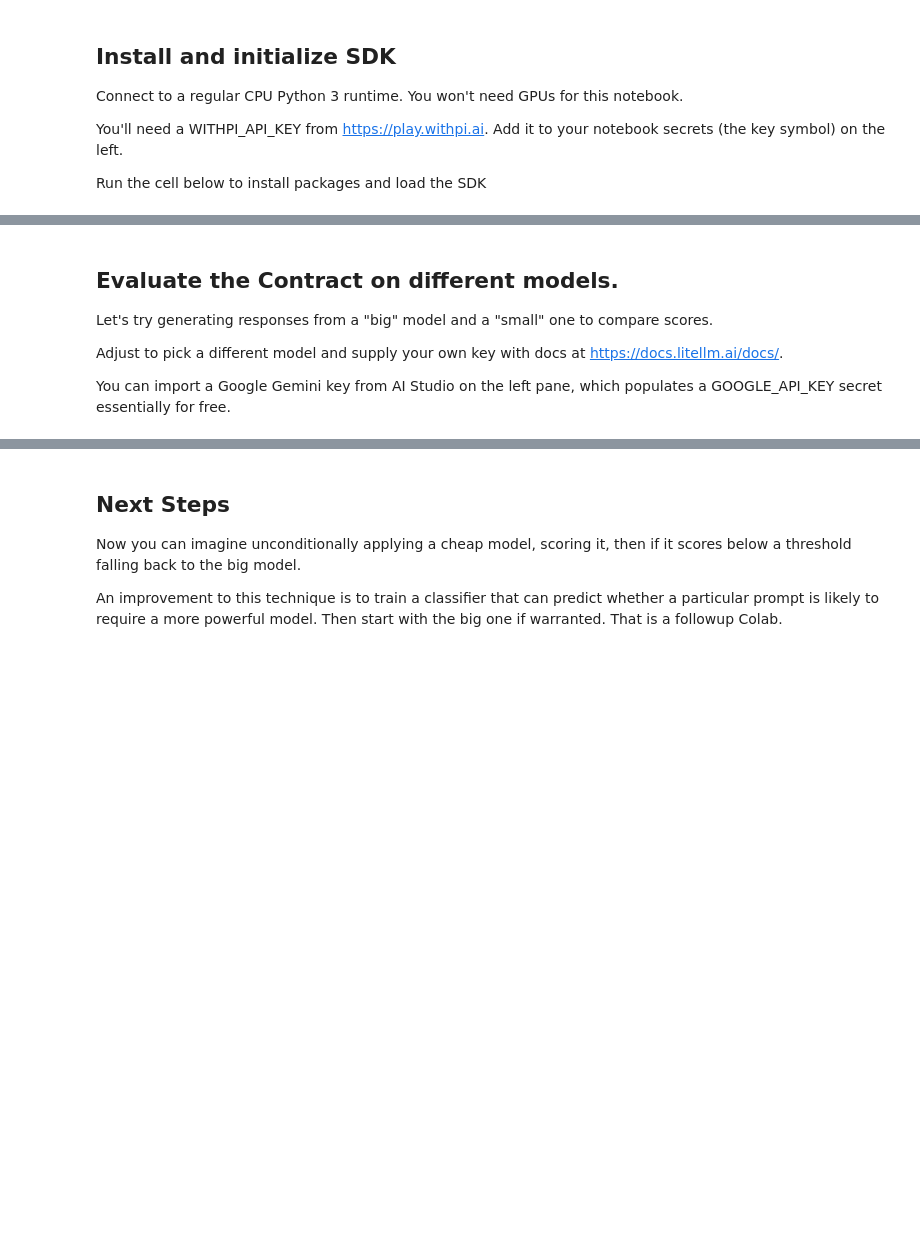
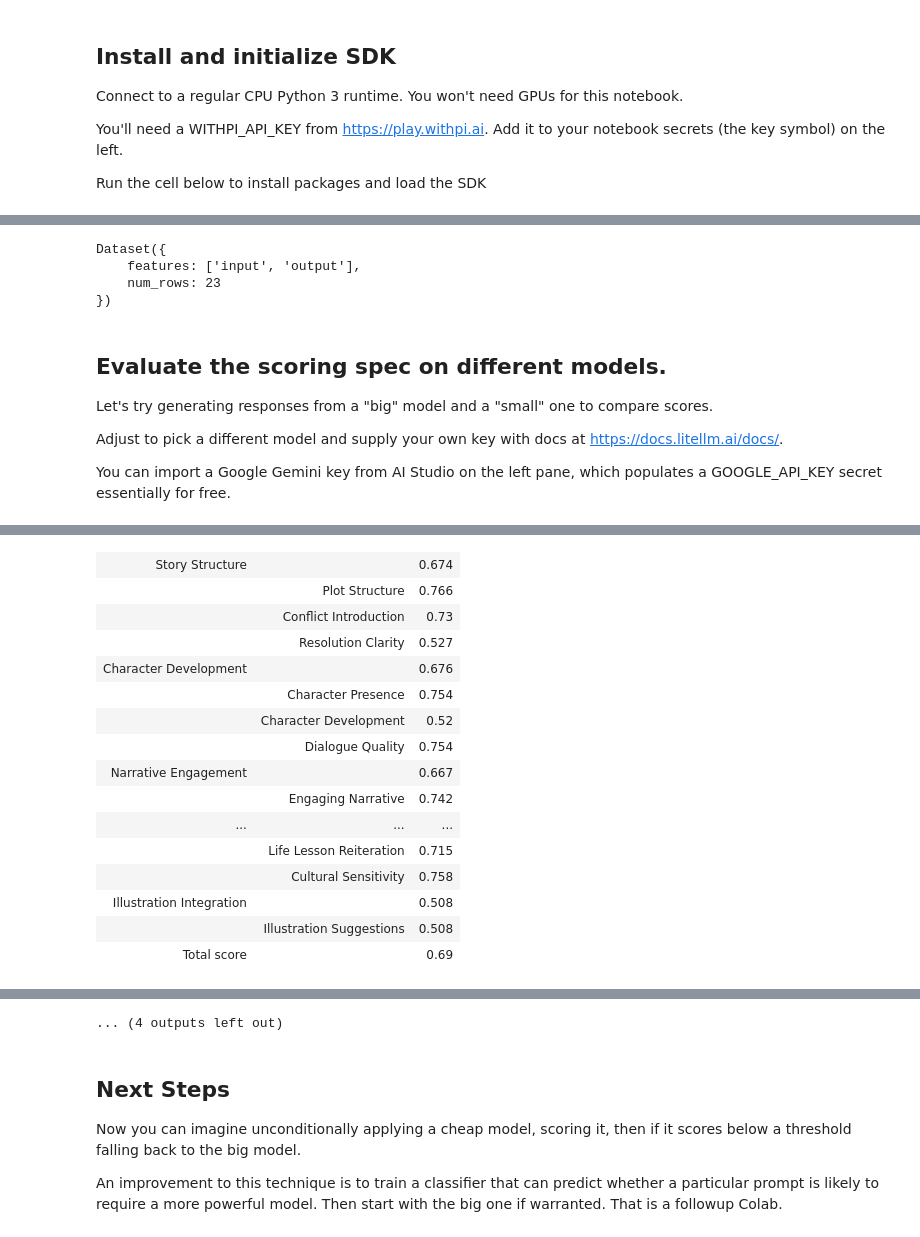
Before and after one commit to withpi/cookbook-withpi, a Jupyter notebook: colabs/Cascading.ipynb, the cells around one changed output, grey strips where cells are left out. Cells and saved outputs as stored; diff of their text form; code cells hidden in the pictures; blank space fills up the shorter version.

```diff
--- a/colabs/Cascading.ipynb
+++ b/colabs/Cascading.ipynb
@@ -262,0 +42,9 @@ aesop
+# %%
+# @title Load Scoring Spec
+from withpi_utils.colab import load_scoring_spec_from_web, display_scoring_spec
+
+aesop_scoring_spec = load_scoring_spec_from_web(
+    "https://raw.githubusercontent.com/withpi/cookbook-withpi/refs/heads/main/contracts/aesop_ai.json"
+)
+
+display_scoring_spec(aesop_scoring_spec)
@@ -263,5 +69,17 @@ aesop
+# %%
+# @title Load dataset
+from datasets import load_dataset
+
+aesop_dataset = load_dataset("withpi/aesop", split="train")
+
+print(aesop_dataset)
+# %% [output]
+Dataset({
+    features: ['input', 'output'],
+    num_rows: 23
+})
 # %% [markdown]
-## Evaluate the Contract on different models.
+## Evaluate the scoring spec on different models.
 
 Let's try generating responses from a "big" model and a "small" one to compare scores.
 
@@ -295,0 +89,35 @@ for big_score, small_score in zip(big_scores, small_scores):
+# %%
+from withpi_utils.colab import pretty_print_responses
+import litellm
+
+os.environ["GEMINI_API_KEY"] = userdata.get('GOOGLE_API_KEY')
+
+def generate(system: str, user: str, model: str) -> str:
+    """generate passes the provided system and user prompts into the given model
+    via LiteLLM"""
+    messages = [
+        {"content": system, "role": "system"},
+        {"content": user, "role": "user"},
+    ]
+    return litellm.completion(model=model, messages=messages).choices[0].message.content
+
+
+for i in range(5):
+  row = aesop_dataset[i]
+  small_model_output = generate(system=aesop_scoring_spec.description, user=row["input"], model="gemini/gemini-1.5-flash-8b")
+  big_model_output = generate(system=aesop_scoring_spec.description, user=row["input"], model="gemini/gemini-2.0-flash")
+
+  small_score = client.scoring_system.score(llm_input=row["input"], llm_output=small_model_output, scoring_spec=aesop_scoring_spec)
+  big_score = client.scoring_system.score(llm_input=row["input"], llm_output=big_model_output, scoring_spec=aesop_scoring_spec)
+
+  pretty_print_responses(
+      header="#### Input:\n" + row["input"],
+        response1="#### Output:\n" + small_model_output,
+        response2="#### Output:\n" + big_model_output,
+        left_label="gemini/gemini-1.5-flash-8b",
+        right_label="gemini/gemini-2.0-flash",
+        scores_left=small_score,
+        scores_right=big_score,
+  )
+  print("\n\n")
+# %% [output]
@@ -295,0 +141,16 @@ for big_score, small_score in zip(big_scores, small_scores):
+| Story Structure |  | 0.674 |
+|  | Plot Structure | 0.766 |
+|  | Conflict Introduction | 0.73 |
+|  | Resolution Clarity | 0.527 |
+| Character Development |  | 0.676 |
+|  | Character Presence | 0.754 |
+|  | Character Development | 0.52 |
+|  | Dialogue Quality | 0.754 |
+| Narrative Engagement |  | 0.667 |
+|  | Engaging Narrative | 0.742 |
+| ... | ... | ... |
+|  | Life Lesson Reiteration | 0.715 |
+|  | Cultural Sensitivity | 0.758 |
+| Illustration Integration |  | 0.508 |
+|  | Illustration Suggestions | 0.508 |
+| Total score |  | 0.69 |
@@ -296,3 +320,4 @@ for big_score, small_score in zip(big_scores, small_scores):
+... (4 outputs left out)
 # %% [markdown]
 ## Next Steps
 
```
Also changed, not shown: parts of 7 cells of this notebook.
